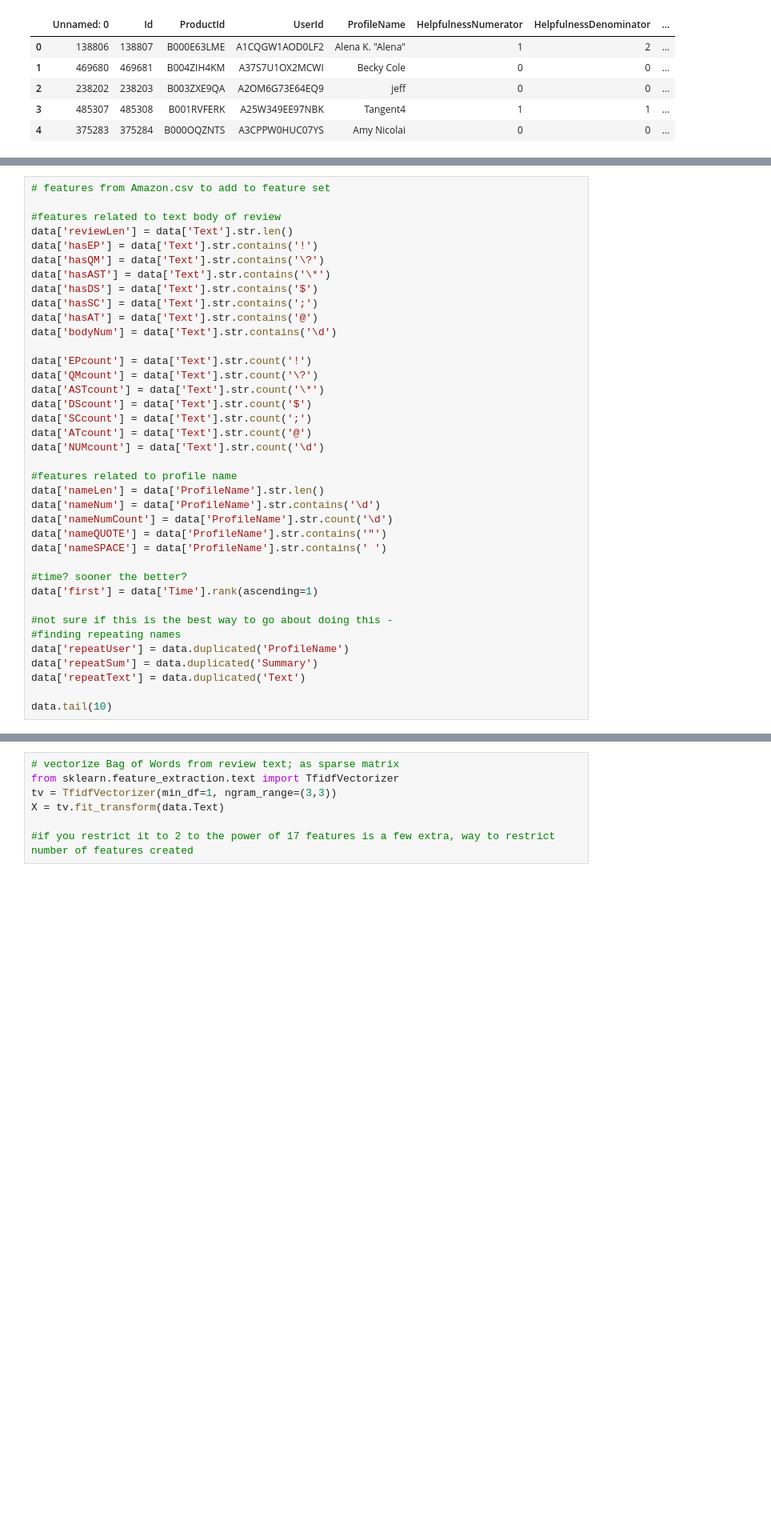
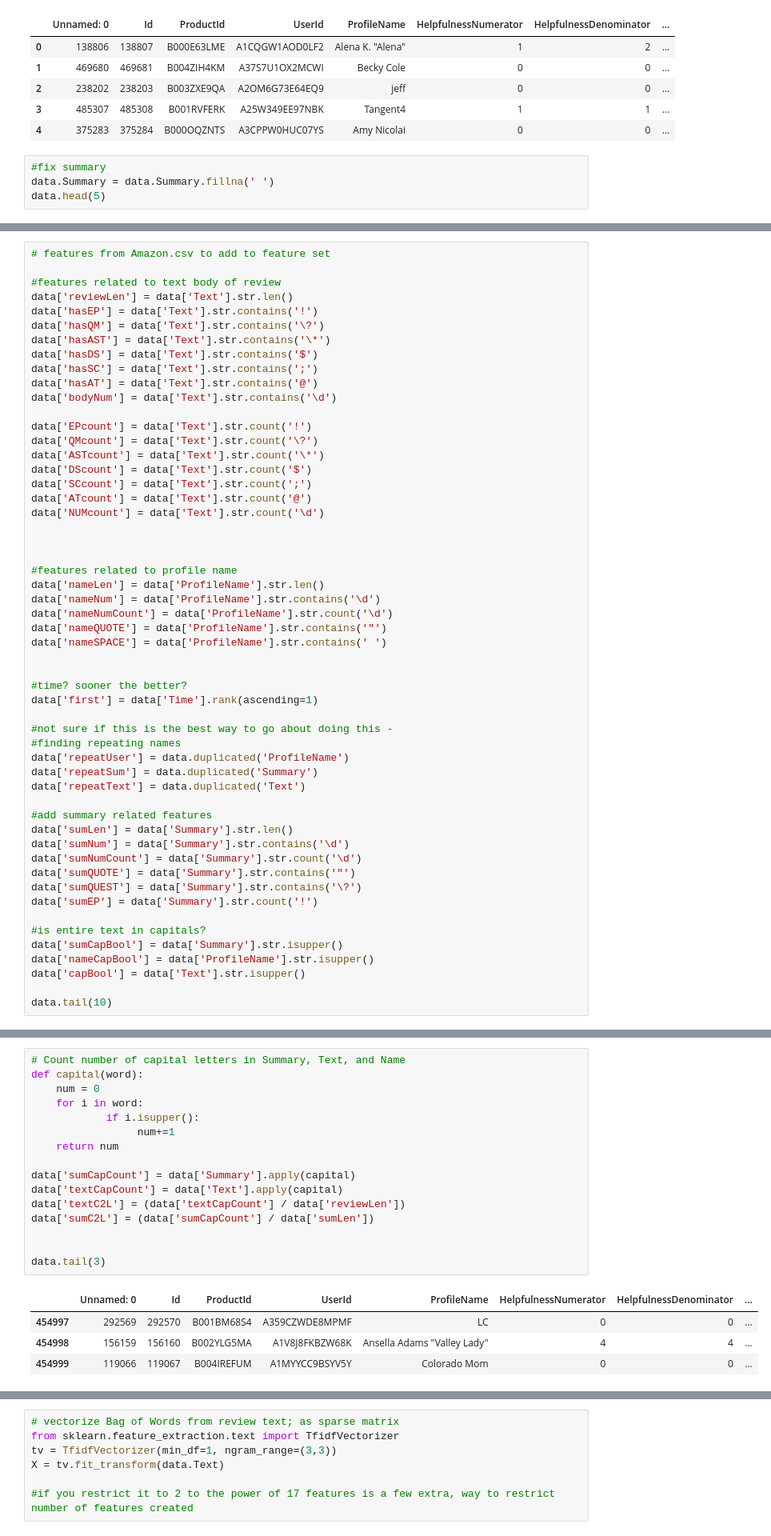
Before and after one commit to tannerjaime/PSAM-Machine-Learning, a Jupyter notebook: Amazon Reviews/scalingAmazon.ipynb, the cells around one changed output, grey strips where cells are left out. Shown: that part at 80% size. Saved outputs shown, nothing was run; the diff lists cells and outputs as text; blank space fills up the shorter version.

```diff
--- a/Amazon Reviews/scalingAmazon.ipynb
+++ b/Amazon Reviews/scalingAmazon.ipynb
@@ -19,3 +24,7 @@ data.head(5)
 | 2 | 238202 | 238203 | B003ZXE9QA | A2OM6G73E64EQ9 | jeff | 0 | 0 | ... |
 | 3 | 485307 | 485308 | B001RVFERK | A25W349EE97NBK | Tangent4 | 1 | 1 | ... |
 | 4 | 375283 | 375284 | B000OQZNTS | A3CPPW0HUC07YS | Amy Nicolai | 0 | 0 | ... |
+# %%
+#fix summary
+data.Summary = data.Summary.fillna(' ')
+data.head(5)
@@ -40,12 +56,15 @@ data['SCcount'] = data['Text'].str.count(';')
 data['ATcount'] = data['Text'].str.count('@')
 data['NUMcount'] = data['Text'].str.count('\d')
 
+
+
 #features related to profile name
 data['nameLen'] = data['ProfileName'].str.len()
 data['nameNum'] = data['ProfileName'].str.contains('\d')
 data['nameNumCount'] = data['ProfileName'].str.count('\d')
 data['nameQUOTE'] = data['ProfileName'].str.contains('"')
 data['nameSPACE'] = data['ProfileName'].str.contains(' ')
+
 
 #time? sooner the better?
 data['first'] = data['Time'].rank(ascending=1)
@@ -56,6 +75,19 @@ data['repeatUser'] = data.duplicated('ProfileName')
 data['repeatSum'] = data.duplicated('Summary')
 data['repeatText'] = data.duplicated('Text')
 
+#add summary related features
+data['sumLen'] = data['Summary'].str.len()
+data['sumNum'] = data['Summary'].str.contains('\d')
+data['sumNumCount'] = data['Summary'].str.count('\d')
+data['sumQUOTE'] = data['Summary'].str.contains('"')
+data['sumQUEST'] = data['Summary'].str.contains('\?')
+data['sumEP'] = data['Summary'].str.count('!')
+
+#is entire text in capitals?
+data['sumCapBool'] = data['Summary'].str.isupper()
+data['nameCapBool'] = data['ProfileName'].str.isupper()
+data['capBool'] = data['Text'].str.isupper()
+
 data.tail(10)
 # %% [output]
 |  | Unnamed: 0 | Id | ProductId | UserId | ProfileName | HelpfulnessNumerator | HelpfulnessDenominator | ... |
@@ -72,0 +105,21 @@ data.tail(10)
+# %%
+# Count number of capital letters in Summary, Text, and Name
+def capital(word):
+    num = 0
+    for i in word:
+            if i.isupper():
+                 num+=1
+    return num
+
+data['sumCapCount'] = data['Summary'].apply(capital)
+data['textCapCount'] = data['Text'].apply(capital)
+data['textC2L'] = (data['textCapCount'] / data['reviewLen'])
+data['sumC2L'] = (data['sumCapCount'] / data['sumLen'])
+
+
+data.tail(3)
+# %% [output]
+|  | Unnamed: 0 | Id | ProductId | UserId | ProfileName | HelpfulnessNumerator | HelpfulnessDenominator | ... |
+| 454997 | 292569 | 292570 | B001BM68S4 | A359CZWDE8MPMF | LC | 0 | 0 | ... |
+| 454998 | 156159 | 156160 | B002YLG5MA | A1V8J8FKBZW68K | Ansella Adams "Valley Lady" | 4 | 4 | ... |
+| 454999 | 119066 | 119067 | B004IREFUM | A1MYYCC9BSYV5Y | Colorado Mom | 0 | 0 | ... |
```
Also changed, not shown: parts of 13 cells of this notebook.
